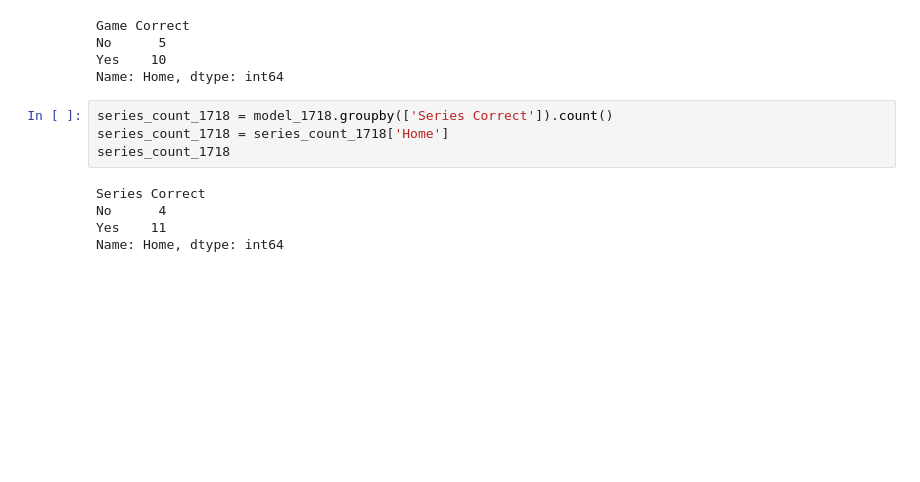
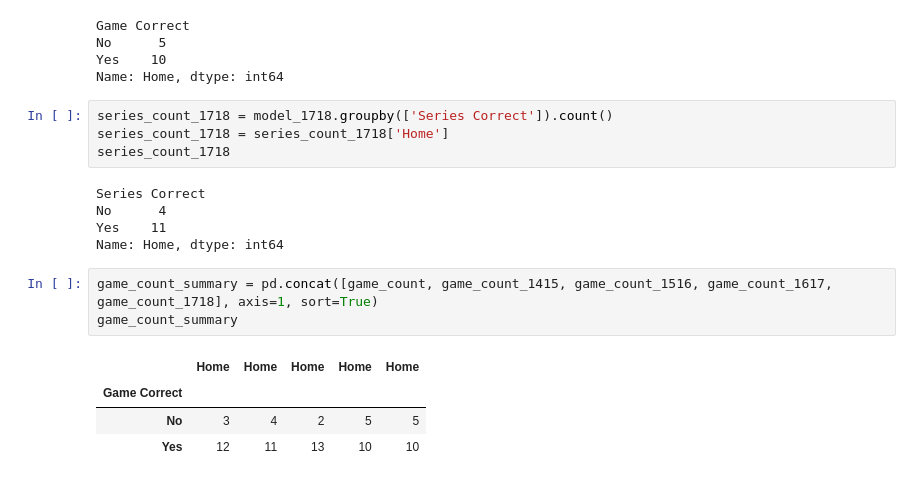
Before and after one commit to rwjenks/Final, a Jupyter notebook: Tim_Files/NBA_Test_Results.ipynb, the cells around one changed output. Cells and saved outputs as stored; diff of their text form; blank space fills up the shorter version.

```diff
--- a/Tim_Files/NBA_Test_Results.ipynb
+++ b/Tim_Files/NBA_Test_Results.ipynb
@@ -1285,3 +1285,11 @@ Series Correct
 No      4
 Yes    11
 Name: Home, dtype: int64
+# %%
+game_count_summary = pd.concat([game_count, game_count_1415, game_count_1516, game_count_1617, game_count_1718], axis=1, sort=True)
+game_count_summary
+# %% [output]
+|  | Home | Home | Home | Home | Home |
+| Game Correct |  |  |  |  |  |
+| No | 3 | 4 | 2 | 5 | 5 |
+| Yes | 12 | 11 | 13 | 10 | 10 |
```
Also changed, not shown: parts of 6 cells of this notebook.
